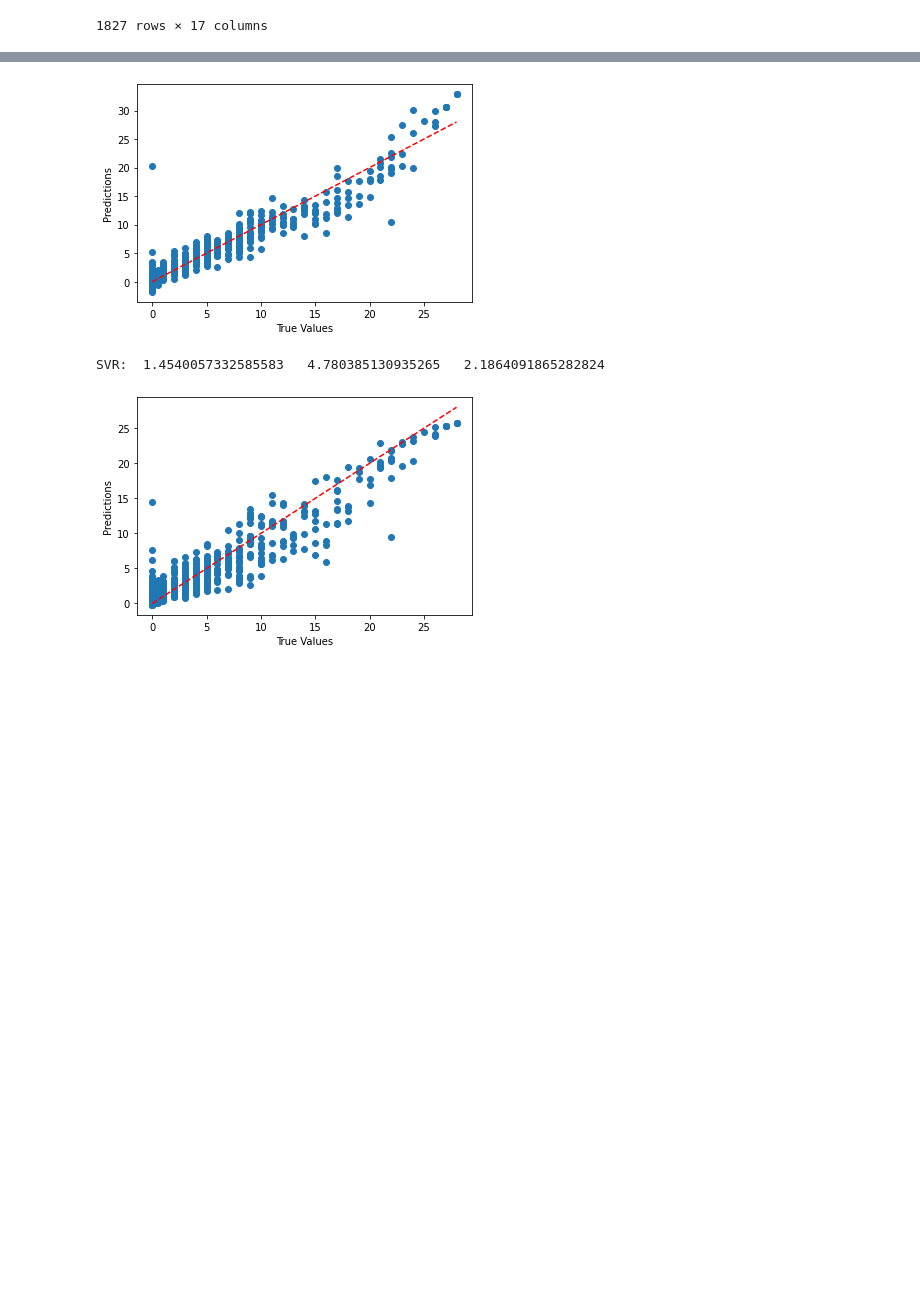
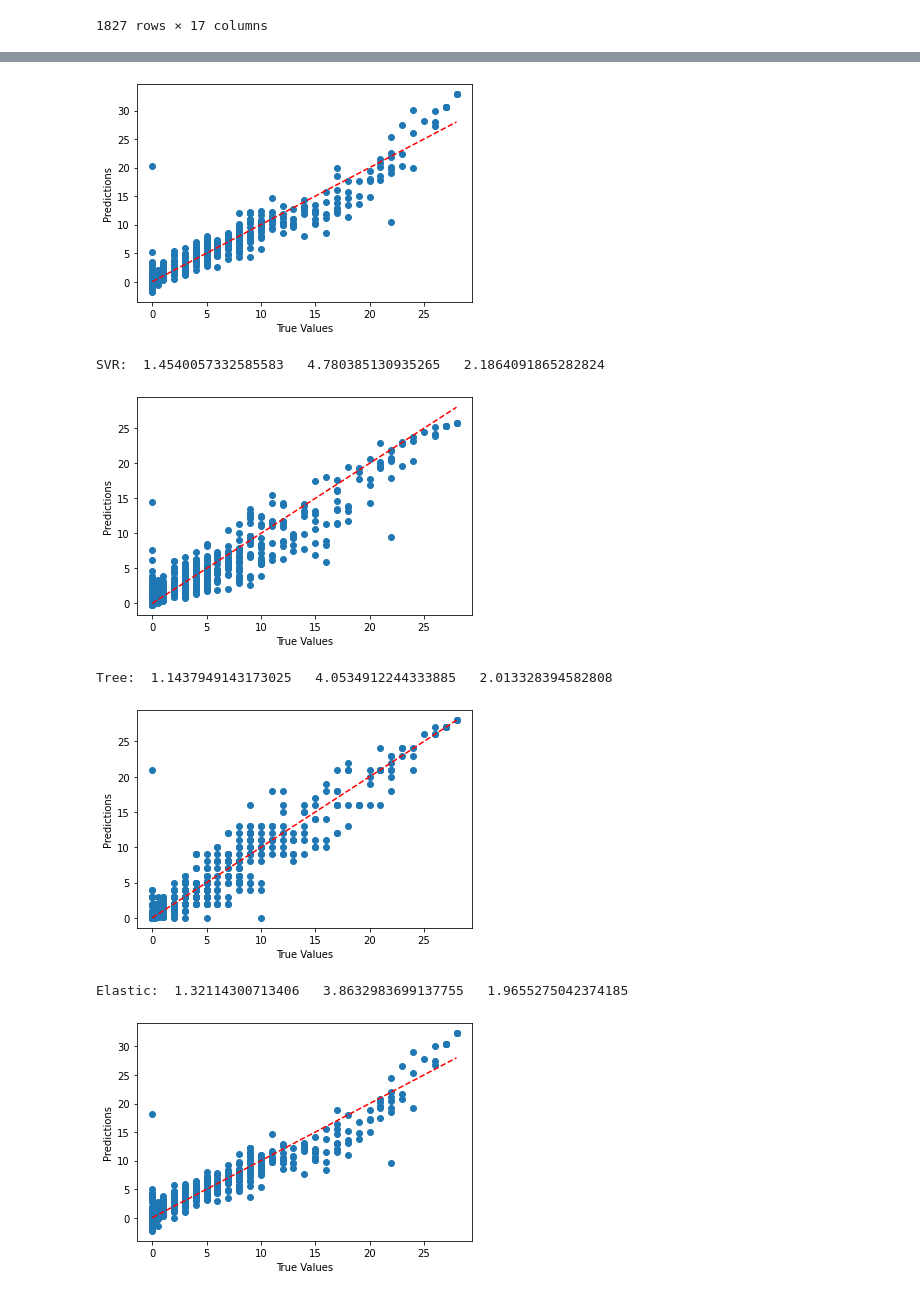
Before and after one commit to Somaxdi/ICR-calculator, a Jupyter notebook: ICRCalc/regressor.ipynb, the cells around one changed output, grey strips where cells are left out. Saved outputs shown, nothing was run; the diff lists cells and outputs as text; code cells hidden in the pictures; blank space fills up the shorter version.

Commit message:
Added decision tree regressor and elastic net regressor

```diff
--- a/ICRCalc/regressor.ipynb
+++ b/ICRCalc/regressor.ipynb
@@ -98,30 +98,76 @@ plt.ylabel('Predictions')
 plt.show()
 
 from sklearn import svm
 svr = svm.SVR()
 svr.fit(X_train,y_train)
 
 y_pred=svr.predict(X_test)
 
 from sklearn.metrics import mean_absolute_error
 mae = mean_absolute_error(y_test, y_pred)
 
 from sklearn.metrics import mean_squared_error
 
 mse = mean_squared_error(y_test, y_pred)
 
 rmse = np.sqrt(mse)
 
 print("SVR: ",mae," ",mse," ",rmse)
 plt.scatter(y_test, y_pred)
 plt.plot([min(y_test), max(y_test)], [min(y_test), max(y_test)], '--', color='red')
 plt.xlabel('True Values')
 plt.ylabel('Predictions')
 plt.show()
+
+from sklearn import tree
+clf = tree.DecisionTreeRegressor()
+clf = clf.fit(X_train, y_train)
+y_pred=clf.predict(X_test)
+
+from sklearn.metrics import mean_absolute_error
+mae = mean_absolute_error(y_test, y_pred)
+
+from sklearn.metrics import mean_squared_error
+
+mse = mean_squared_error(y_test, y_pred)
+
+rmse = np.sqrt(mse)
+
+print("Tree: ",mae," ",mse," ",rmse)
+plt.scatter(y_test, y_pred)
+plt.plot([min(y_test), max(y_test)], [min(y_test), max(y_test)], '--', color='red')
+plt.xlabel('True Values')
+plt.ylabel('Predictions')
+plt.show()
+
+from sklearn.linear_model import ElasticNet
+elastic = ElasticNet(random_state=0)
+elastic.fit(X_train,y_train)
+y_pred=elastic.predict(X_test)
+
+from sklearn.metrics import mean_absolute_error
+mae = mean_absolute_error(y_test, y_pred)
+
+from sklearn.metrics import mean_squared_error
+
+mse = mean_squared_error(y_test, y_pred)
+
+rmse = np.sqrt(mse)
+
+print("Elastic: ",mae," ",mse," ",rmse)
+plt.scatter(y_test, y_pred)
+plt.plot([min(y_test), max(y_test)], [min(y_test), max(y_test)], '--', color='red')
+plt.xlabel('True Values')
+plt.ylabel('Predictions')
+plt.show()
 # %% [output]
 Bayesian Ridge:  1.2159451530897432   3.665522625288791   1.9145554641453433
 [figure]
 Lasso:  1.2135419178107767   3.6082840761292183   1.8995483874145502
 [figure]
 SVR:  1.4540057332585583   4.780385130935265   2.1864091865282824
 [figure]
+Tree:  1.1437949143173025   4.0534912244333885   2.013328394582808
+[figure, added]
+Elastic:  1.32114300713406   3.8632983699137755   1.9655275042374185
+[figure, added]
```
